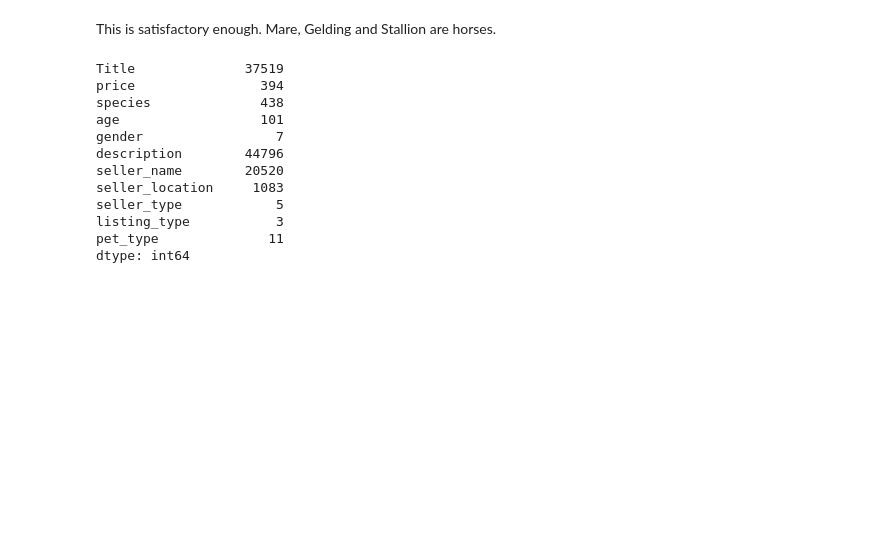
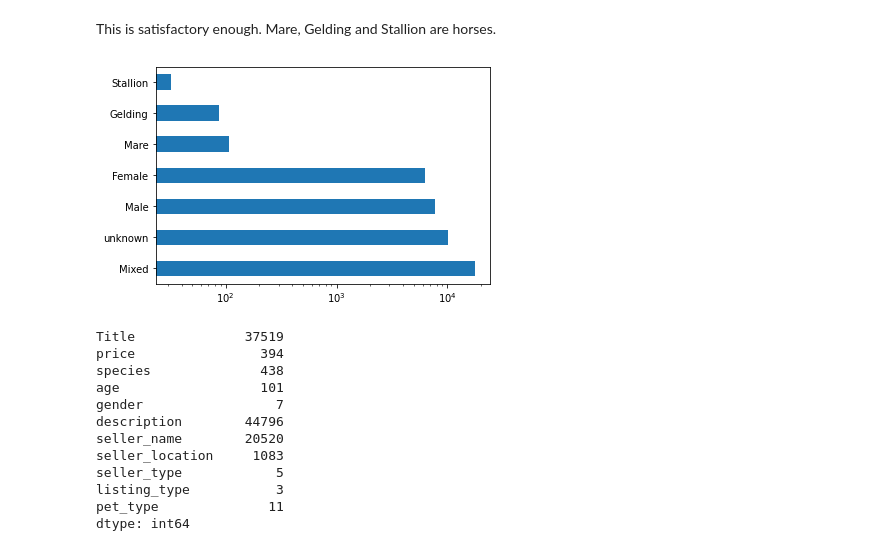
Before and after one commit to Chiuchiyin/Coding-fun, a Jupyter notebook: Pet Sale Price/EDA, data cleaning and modelling.ipynb, the cells around one changed output. Cells and saved outputs as stored; diff of their text form; code cells hidden in the pictures; blank space fills up the shorter version.

```diff
--- a/Pet Sale Price/EDA, data cleaning and modelling.ipynb
+++ b/Pet Sale Price/EDA, data cleaning and modelling.ipynb
@@ -91,6 +91,11 @@ Stallion       42
 Name: gender, dtype: int64
 # %% [markdown]
 This is satisfactory enough. Mare, Gelding and Stallion are horses.
+# %%
+ax = df.gender.value_counts().plot(kind='barh')
+ax.set_xscale('log')
+# %% [output]
+[figure, added]
 # %%
 df.nunique()
 # %% [output]
```
Also changed, not shown: parts of 30 cells of this notebook.
